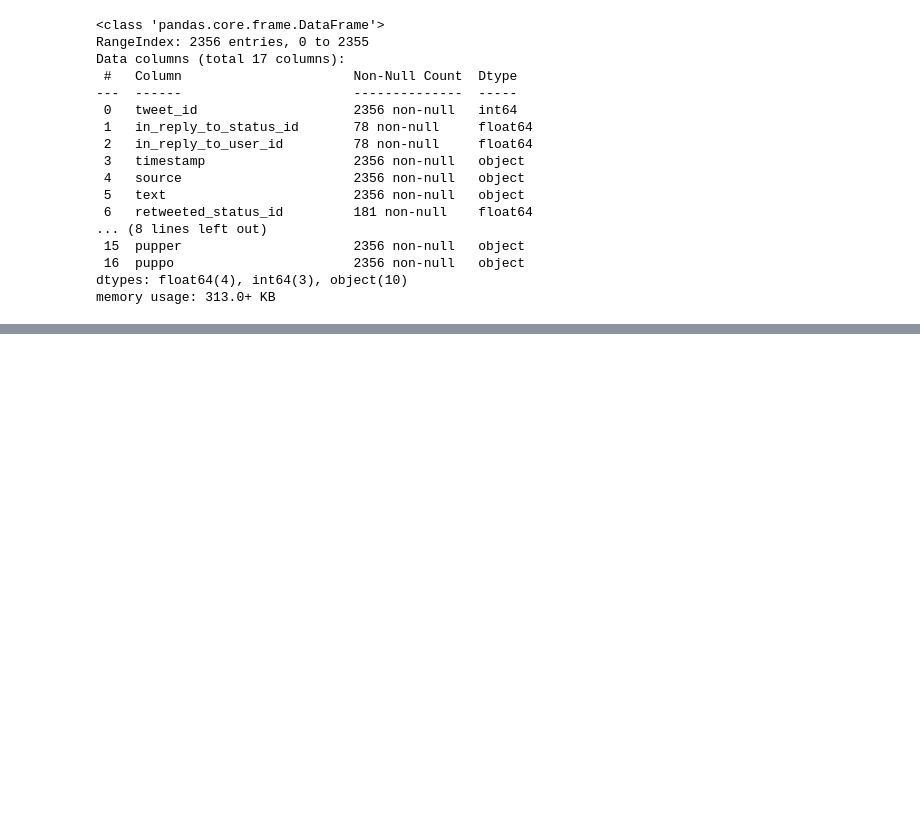
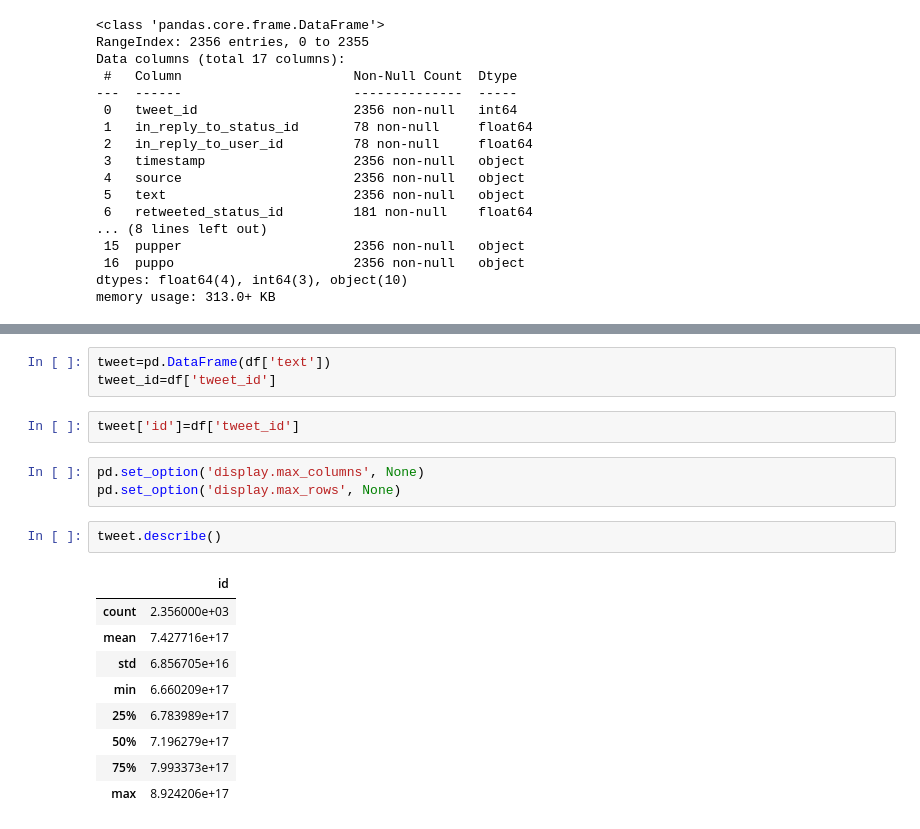
Before and after one commit to spongestm/udacity-project2, a Jupyter notebook: UDACITY PROJECT 2 WALK THROUGH.ipynb, the cells around one changed output, grey strips where cells are left out. Cells and saved outputs as stored; diff of their text form; blank space fills up the shorter version.

```diff
--- a/UDACITY PROJECT 2 WALK THROUGH.ipynb
+++ b/UDACITY PROJECT 2 WALK THROUGH.ipynb
@@ -87,3 +148,23 @@ df.head()
 | 2 | 891815181378084864 | NaN | NaN | 2017-07-31 00:18:03 +0000 | <a href="http://twitter.com/downl... | This is Archie. He is a rare Norw... | NaN | ... |
 | 3 | 891689557279858688 | NaN | NaN | 2017-07-30 15:58:51 +0000 | <a href="http://twitter.com/downl... | This is Darla. She commenced a sn... | NaN | ... |
 | 4 | 891327558926688256 | NaN | NaN | 2017-07-29 16:00:24 +0000 | <a href="http://twitter.com/downl... | This is Franklin. He would like y... | NaN | ... |
+# %%
+tweet=pd.DataFrame(df['text'])
+tweet_id=df['tweet_id']
+# %%
+tweet['id']=df['tweet_id']
+# %%
+pd.set_option('display.max_columns', None)
+pd.set_option('display.max_rows', None)
+# %%
+tweet.describe()
+# %% [output]
+|  | id |
+| count | 2.356000e+03 |
+| mean | 7.427716e+17 |
+| std | 6.856705e+16 |
+| min | 6.660209e+17 |
+| 25% | 6.783989e+17 |
+| 50% | 7.196279e+17 |
+| 75% | 7.993373e+17 |
+| max | 8.924206e+17 |
```
Also changed, not shown: parts of 13 cells of this notebook, 5 other files.
